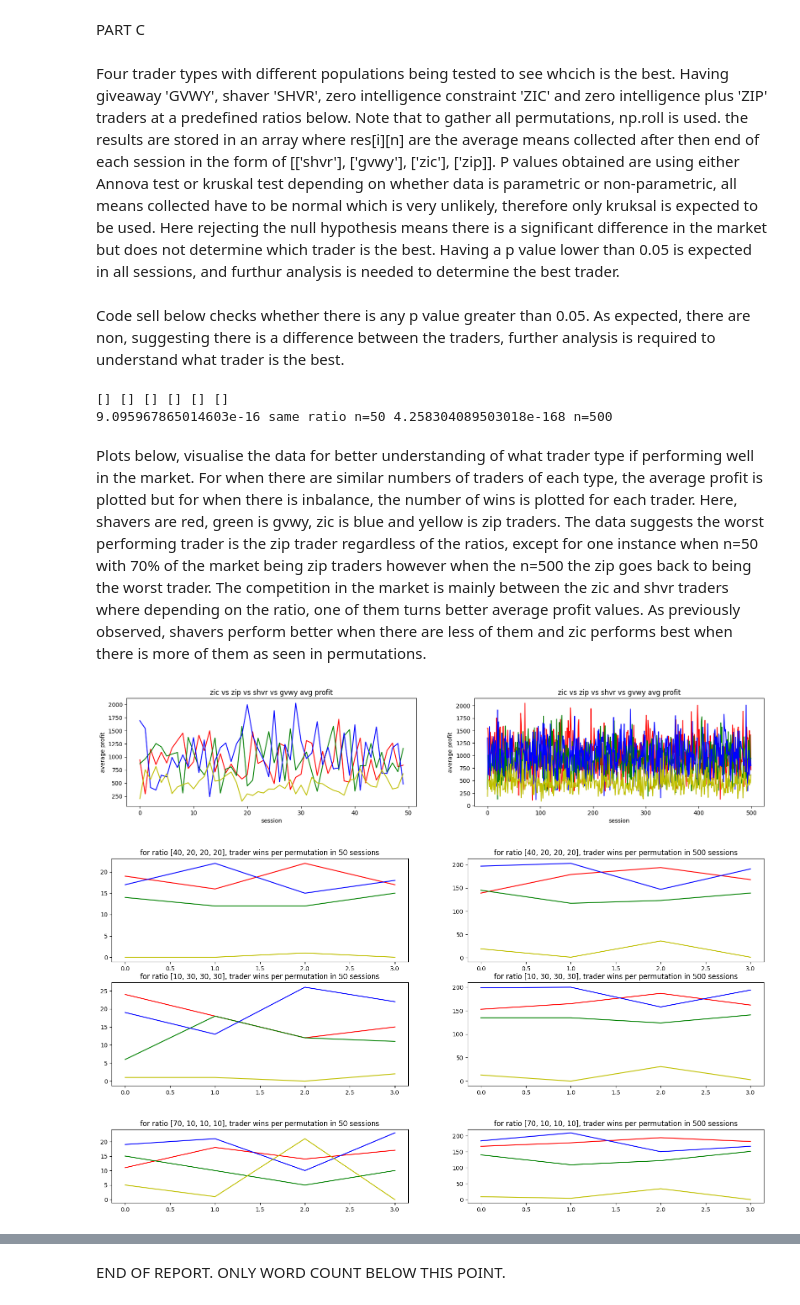
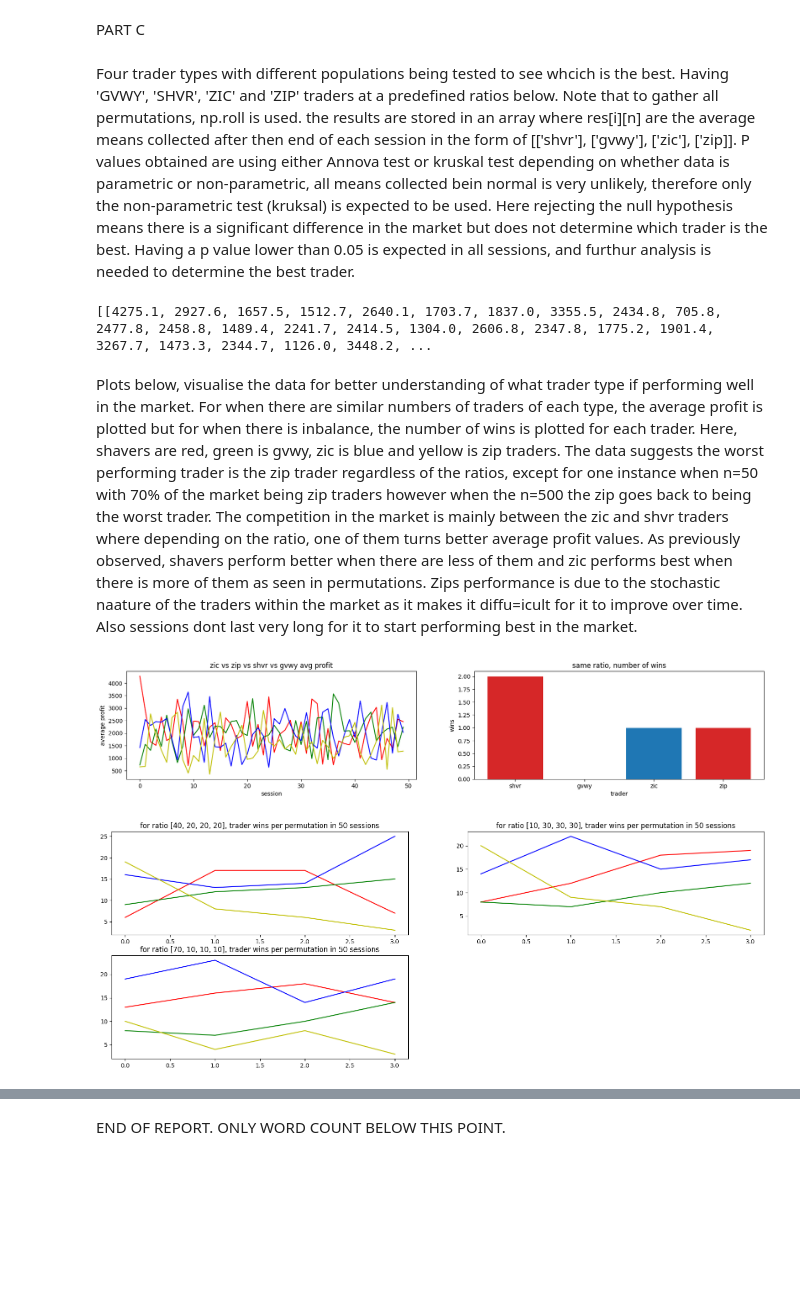
Before and after one commit to RadShiadeh/fintech-CW, a Jupyter notebook: CW-IEFT-template.ipynb, the cells around one changed output, grey strips where cells are left out. Saved outputs shown, nothing was run; the diff lists cells and outputs as text; code cells hidden in the pictures; blank space fills up the shorter version.

Commit message:
more end time and more consistent results

```diff
--- a/CW-IEFT-template.ipynb
+++ b/CW-IEFT-template.ipynb
@@ -12,7 +12,7 @@ import numpy as np
 supply_range = (310, 310)
 demand_range = (250, 490)
 start_time = 0
-end_time = 10*60*3
+end_time = 60*60
 # %%
 n500mean_shvr, n500mean_zic = run_market_sim(trial_id="n500", no_sessions=500, R=50, n=20, supply_range=supply_range, demand_range=demand_range, start_time=start_time, end_time=end_time, path='n500_avg_balance.csv')
 n50mean_shvr, n50mean_zic = run_market_sim(trial_id="n50", no_sessions=50, R=50, n=20, supply_range=supply_range, demand_range=demand_range, start_time=start_time, end_time=end_time, path='n50_avg_balance.csv')
@@ -87,62 +91,41 @@ When n=50, there is simply not enough data to conclude any evidence from the p v
 # %% [markdown]
 PART C
 # %% [markdown]
-Four trader types with different populations being tested to see whcich is the best. Having giveaway 'GVWY', shaver 'SHVR', zero intelligence constraint 'ZIC' and zero intelligence plus 'ZIP' traders at a predefined ratios below. Note that to gather all permutations, np.roll is used. the results are stored in an array where res[i][n] are the average means collected after then end of each session in the form of [['shvr'], ['gvwy'], ['zic'], ['zip]]. P values obtained are using either Annova test or kruskal test depending on whether data is parametric or non-parametric, all means collected have to be normal which is very unlikely, therefore only kruksal is expected to be used. Here rejecting the null hypothesis means there is a significant difference in the market but does not determine which trader is the best. Having a p value lower than 0.05 is expected in all sessions, and furthur analysis is needed to determine the best trader.
+Four trader types with different populations being tested to see whcich is the best. Having 'GVWY', 'SHVR', 'ZIC' and 'ZIP' traders at a predefined ratios below. Note that to gather all permutations, np.roll is used. the results are stored in an array where res[i][n] are the average means collected after then end of each session in the form of [['shvr'], ['gvwy'], ['zic'], ['zip]]. P values obtained are using either Annova test or kruskal test depending on whether data is parametric or non-parametric, all means collected bein normal is very unlikely, therefore only the non-parametric test (kruksal) is expected to be used. Here rejecting the null hypothesis means there is a significant difference in the market but does not determine which trader is the best. Having a p value lower than 0.05 is expected in all sessions, and furthur analysis is needed to determine the best trader.
 # %%
 t = [25, 25, 25, 25]
 t1 = [40, 20, 20, 20]
 t2 = [10, 30, 30, 30]
 t3 = [70, 10, 10, 10]
 
-
-four_25_50Sessions, pval_25_n50 = run_market_sim_four("equal", 50, t, 20, supply_range=supply_range, demand_range=demand_range, start_time=start_time, end_time=end_time)
-four_25_500_sess, pval_25_n500 = run_market_sim_four("equal_500", 500, t, 20, supply_range=supply_range, demand_range=demand_range, start_time=start_time, end_time=end_time)
+four_25_500_sess, pval_25_n500 = run_market_sim_four("equal_500", 50, t, 20, supply_range=supply_range, demand_range=demand_range, start_time=start_time, end_time=end_time)
 
 #res[i] = [mean[shvr], mean[gvwy], mean[zic], mean[zip]], each mean either 50 or 500 long where i is the permutation
-res_4050, pvals4050 = [0] * 4, []
 res_40500, pvals40500 = [0] * 4, []
-res_10_50, pvals1050 = [0] * 4, []
 res_10_500, pvals10500= [0] * 4, []
-res_70_50, pvals7050 = [0] * 4, []
 res_70_500, pvals70500 = [0] * 4, []
 for i in range(len(t)):
-    forty_50, p4050 = run_market_sim_four(trial_id="40_"+str(i)+"_perm", no_sessions=50, t=np.roll(t1, i), n=20, supply_range=supply_range, demand_range=demand_range, start_time=start_time, end_time=end_time)
-    res_4050[i] = forty_50
-    pvals4050.append(p4050)
 
-    ten_50, p1050 = run_market_sim_four(trial_id="10_"+str(i)+"_perm", no_sessions=50, t=np.roll(t2, i), n=20, supply_range=supply_range, demand_range=demand_range, start_time=start_time, end_time=end_time)
-    res_10_50[i] = ten_50
-    pvals1050.append(p1050)
-
-    seventy_50, p7050 = run_market_sim_four(trial_id="70_"+str(i)+"_perm", no_sessions=50, t=np.roll(t3, i), n=20, supply_range=supply_range, demand_range=demand_range, start_time=start_time, end_time=end_time)
-    res_70_50[i] = seventy_50
-    pvals7050.append(p7050)
-
-    forty_500, p40500 = run_market_sim_four(trial_id="40_"+str(i)+"_perm_500", no_sessions=500, t=np.roll(t1, i), n=20, supply_range=supply_range, demand_range=demand_range, start_time=start_time, end_time=end_time)
+    forty_500, p40500 = run_market_sim_four(trial_id="40_"+str(i)+"_perm_500", no_sessions=50, t=np.roll(t1, i), n=20, supply_range=supply_range, demand_range=demand_range, start_time=start_time, end_time=end_time)
     res_40500[i] = forty_500
     pvals40500.append(p40500)
 
-    ten_500, p10500 = run_market_sim_four(trial_id="10_"+str(i)+"_perm_500", no_sessions=500, t=np.roll(t1, i), n=20, supply_range=supply_range, demand_range=demand_range, start_time=start_time, end_time=end_time)
+    ten_500, p10500 = run_market_sim_four(trial_id="10_"+str(i)+"_perm_500", no_sessions=50, t=np.roll(t1, i), n=20, supply_range=supply_range, demand_range=demand_range, start_time=start_time, end_time=end_time)
     res_10_500[i] = ten_500
     pvals10500.append(p10500)
 
-    seventy_500, p70500 = run_market_sim_four(trial_id="70_"+str(i)+"_perm_500", no_sessions=500, t=np.roll(t1, i), n=20, supply_range=supply_range, demand_range=demand_range, start_time=start_time, end_time=end_time)
+    seventy_500, p70500 = run_market_sim_four(trial_id="70_"+str(i)+"_perm_500", no_sessions=50, t=np.roll(t1, i), n=20, supply_range=supply_range, demand_range=demand_range, start_time=start_time, end_time=end_time)
     res_70_500[i] = seventy_500
     pvals70500.append(p70500)
-# %% [markdown]
-Code sell below checks whether there is any p value greater than 0.05. As expected, there are non, suggesting there is a difference between the traders, further analysis is required to understand what trader is the best.
-# %%
-print(find_bigger(pvals10500), find_bigger(pvals7050), find_bigger(pvals70500), find_bigger(pvals1050), find_bigger(pvals40500), find_bigger(pvals4050))
-print(pval_25_n50, 'same ratio n=50', pval_25_n500, 'n=500')
-# %% [output]
-[] [] [] [] [] []
-9.095967865014603e-16 same ratio n=50 4.258304089503018e-168 n=500
+# %%
+print(four_25_500_sess)
+# %% [output]
+[[4275.1, 2927.6, 1657.5, 1512.7, 2640.1, 1703.7, 1837.0, 3355.5, 2434.8, 705.8, 2477.8, 2458.8, 1489.4, 2241.7, 2414.5, 1304.0, 2606.8, 2347.8, 1775.2, 1901.4, 3267.7, 1473.3, 2344.7, 1126.0, 3448.2, ...
 # %% [markdown]
-Plots below, visualise the data for better understanding of what trader type if performing well in the market. For when there are similar numbers of traders of each type, the average profit is plotted but for when there is inbalance, the number of wins is plotted for each trader. Here, shavers are red, green is gvwy, zic is blue and yellow is zip traders. The data suggests the worst performing trader is the zip trader regardless of the ratios, except for one instance when n=50 with 70% of the market being zip traders however when the n=500 the zip goes back to being the worst trader. The competition in the market is mainly between the zic and shvr traders where depending on the ratio, one of them turns better average profit values. As previously observed, shavers perform better when there are less of them and zic performs best when there is more of them as seen in permutations.
+Plots below, visualise the data for better understanding of what trader type if performing well in the market. For when there are similar numbers of traders of each type, the average profit is plotted but for when there is inbalance, the number of wins is plotted for each trader. Here, shavers are red, green is gvwy, zic is blue and yellow is zip traders. The data suggests the worst performing trader is the zip trader regardless of the ratios, except for one instance when n=50 with 70% of the market being zip traders however when the n=500 the zip goes back to being the worst trader. The competition in the market is mainly between the zic and shvr traders where depending on the ratio, one of them turns better average profit values. As previously observed, shavers perform better when there are less of them and zic performs best when there is more of them as seen in permutations. Zips performance is due to the stochastic naature of the traders within the market as it makes it diffu=icult for it to improve over time. Also sessions dont last very long for it to start performing best in the market.
 # %%
-plot_performance_same_ratio(four_25_50Sessions, four_25_500_sess)
-plot_wins_4(res_4050, t1, res_40500, t1, res_10_50, t2, res_10_500, t2, res_70_50, t3, res_70_500, t3)
+plot_performance_same_ratio(four_25_500_sess)
+plot_wins_4(res_40500, t1, res_10_500, t2, res_70_500, t3)
 # %% [output]
-[figure, old version]
+[figure, new version]
-[figure, old version]
+[figure, new version]
-[figure, removed]
```
Also changed, not shown: parts of 18 cells of this notebook, 37 other files.
